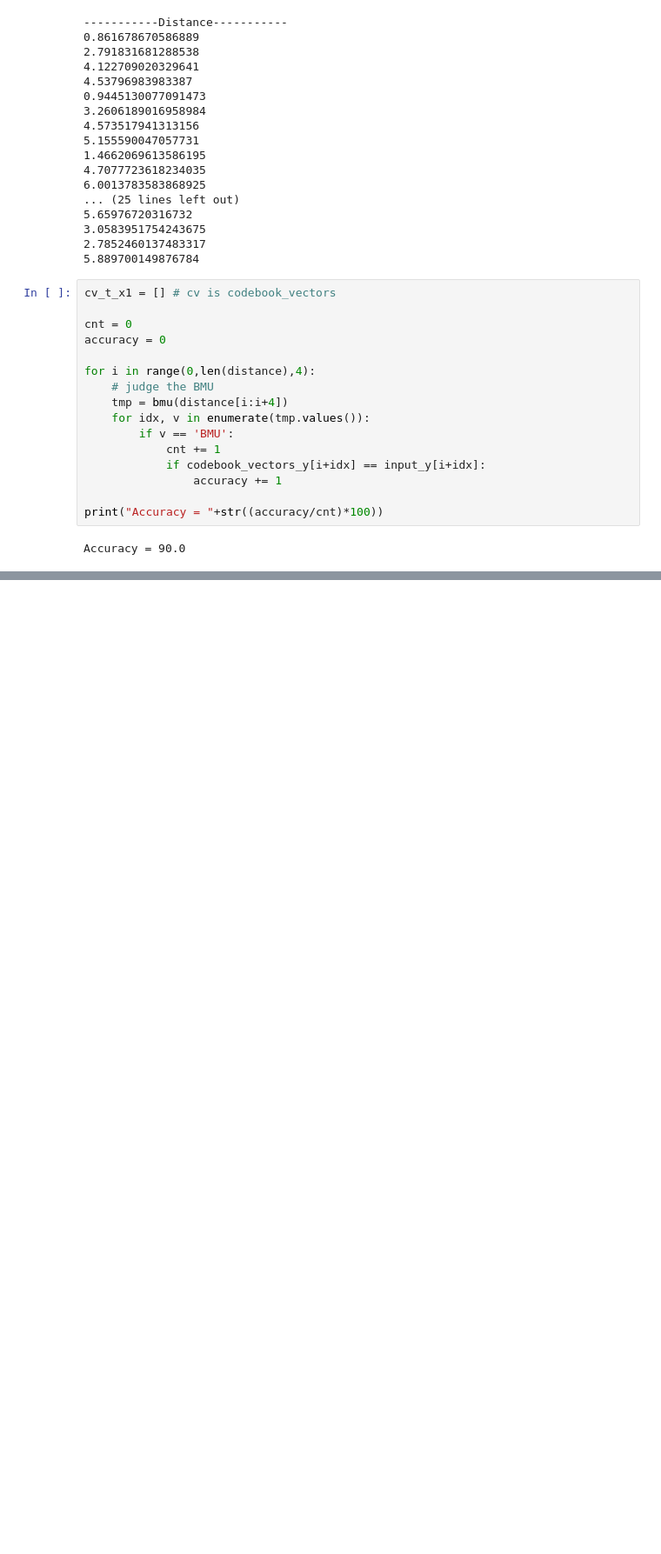
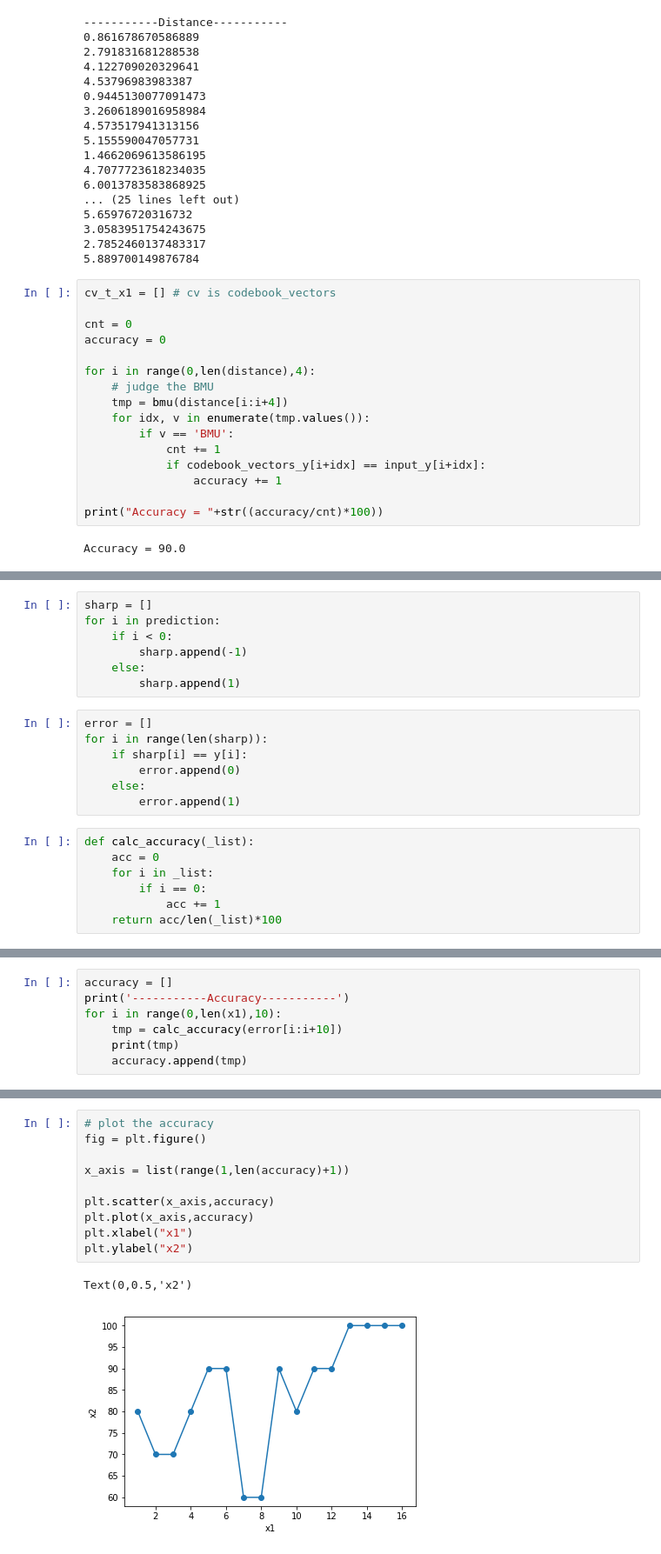
Before and after one commit to Hamumayo55/Intelligent-information, a Jupyter notebook: lab3/lab3-homework-218588B.ipynb, the cells around one changed output, grey strips where cells are left out. Shown at 87% size. Drawn from its saved outputs; the diff is of its cells as text; blank space fills up the shorter version.

```diff
--- a/lab3/lab3-homework-218588B.ipynb
+++ b/lab3/lab3-homework-218588B.ipynb
@@ -755,0 +823,21 @@ Accuracy = 90.0
+# %%
+sharp = []
+for i in prediction:
+    if i < 0:
+        sharp.append(-1)
+    else:
+        sharp.append(1)
+# %%
+error = []
+for i in range(len(sharp)):
+    if sharp[i] == y[i]:
+        error.append(0)
+    else:
+        error.append(1)
+# %%
+def calc_accuracy(_list):
+    acc = 0
+    for i in _list:
+        if i == 0:
+            acc += 1
+    return acc/len(_list)*100
@@ -755,0 +861,7 @@ Accuracy = 90.0
+# %%
+accuracy = []
+print('-----------Accuracy-----------')
+for i in range(0,len(x1),10):
+    tmp = calc_accuracy(error[i:i+10])
+    print(tmp)
+    accuracy.append(tmp)
@@ -755,0 +886,13 @@ Accuracy = 90.0
+# %%
+# plot the accuracy
+fig = plt.figure()
+
+x_axis = list(range(1,len(accuracy)+1))
+
+plt.scatter(x_axis,accuracy)
+plt.plot(x_axis,accuracy)
+plt.xlabel("x1")
+plt.ylabel("x2")
+# %% [output]
+Text(0,0.5,'x2')
+[figure, added]
```
Also changed, not shown: parts of 20 cells of this notebook.
